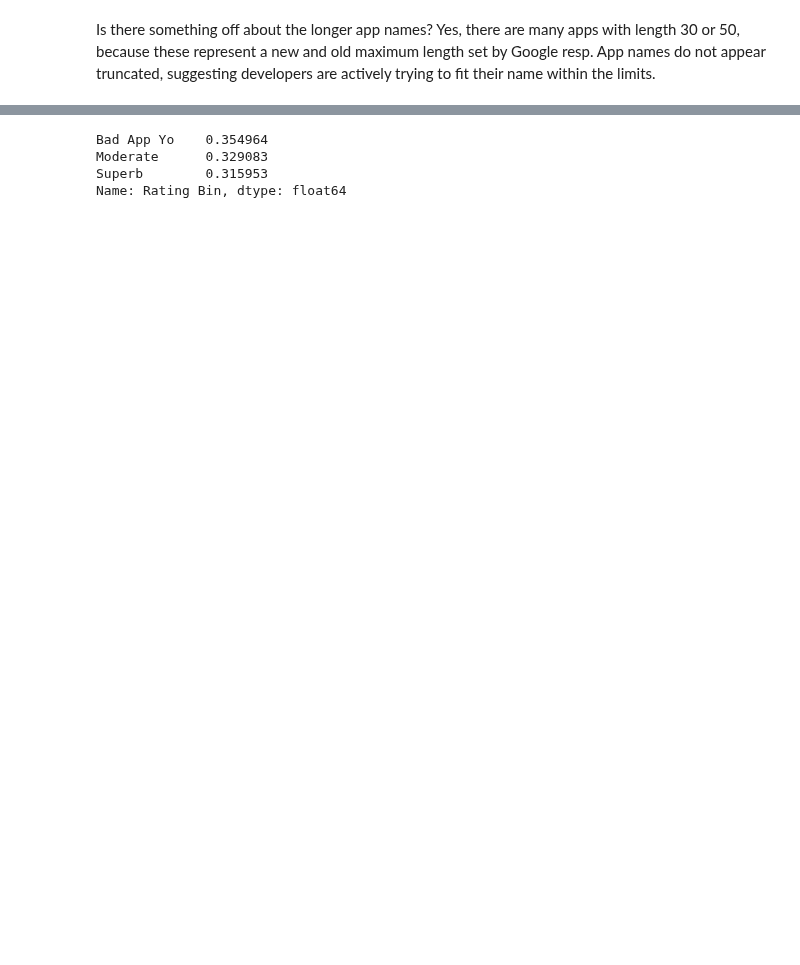
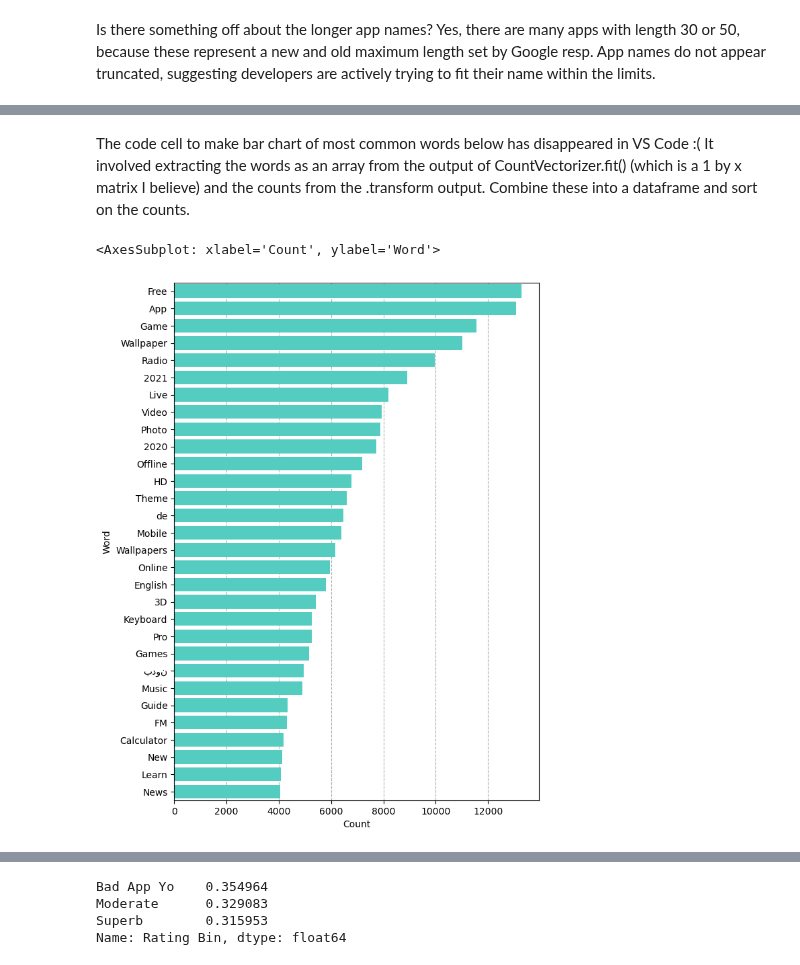
Before and after one commit to LSpekschoor/SDP_PO_123, a Jupyter notebook: scripts/NLP.ipynb, the cells around one changed output, grey strips where cells are left out. Cells and saved outputs as stored; diff of their text form; code cells hidden in the pictures; blank space fills up the shorter version.

```diff
--- a/scripts/NLP.ipynb
+++ b/scripts/NLP.ipynb
@@ -178,5 +182,20 @@ Bow transformer vocabulary length:  362993
 # %%
 names_bow = bow_transformer.transform(df_train['App Name'])
+# %% [markdown]
+The code cell to make bar chart of most common words below has disappeared in VS Code :(
+It involved extracting the words as an array from the output of CountVectorizer.fit() (which is a 1 by x matrix I believe) and the counts from the .transform output.
+Combine these into a dataframe and sort on the counts.
+# %%
+
+plt.figure(figsize=(7,10))
+ax = plt.gca()
+ax.grid(which='major', axis='both', linestyle='--')
+ax.set_axisbelow(True)
+ax.set(xlabel=None)
+sns.barplot(ax=ax, data=sorted_word_count_df.iloc[:30,], x='Count', y='Word', color='turquoise')
+# %% [output]
+<AxesSubplot: xlabel='Count', ylabel='Word'>
+[figure, added]
 # %%
 print('Shape of Sparse Matrix: ', names_bow.shape)
 print('Non-zero occurances: ', names_bow.nnz)
```
Also changed, not shown: parts of 12 cells of this notebook.
